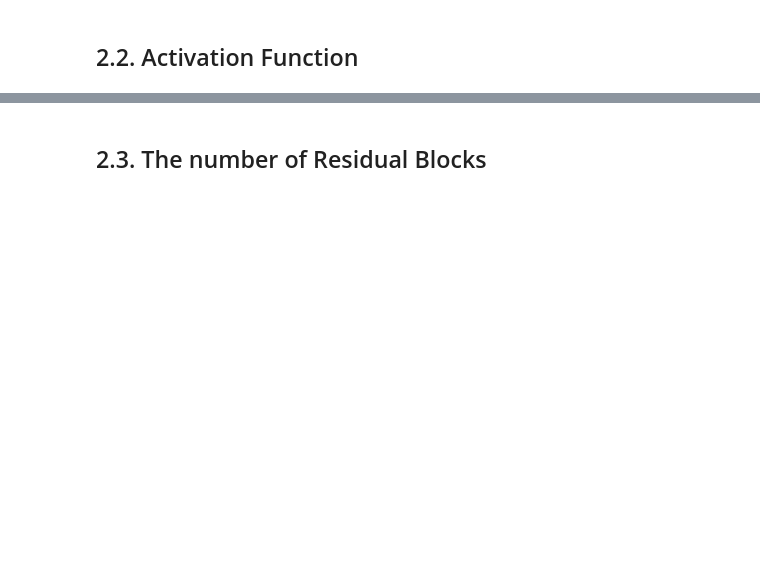
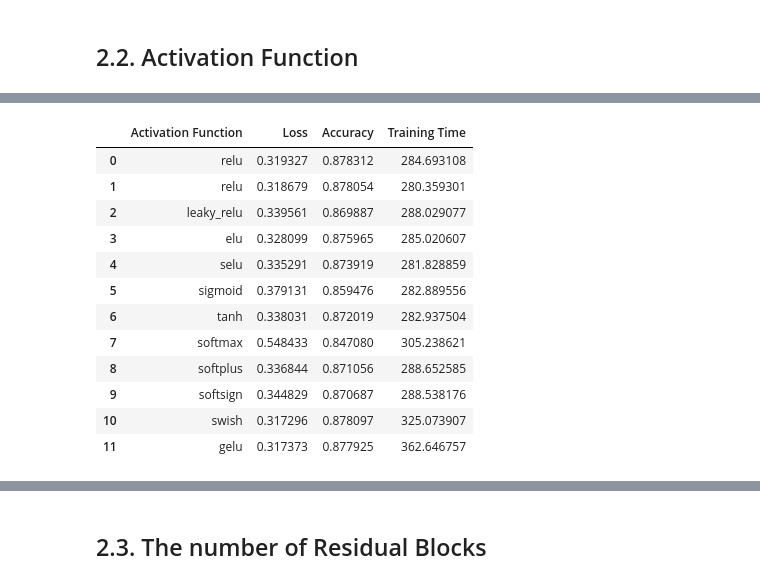
Before and after one commit to unbroken2650/ann-project, a Jupyter notebook: main.ipynb, the cells around one changed output, grey strips where cells are left out. Cells and saved outputs as stored; diff of their text form; code cells hidden in the pictures; blank space fills up the shorter version.

```diff
--- a/main.ipynb
+++ b/main.ipynb
@@ -618,3 +496,19 @@ plt.show()
+# %%
+display(results_df)
+# %% [output]
+|  | Activation Function | Loss | Accuracy | Training Time |
+| 0 | relu | 0.319327 | 0.878312 | 284.693108 |
+| 1 | relu | 0.318679 | 0.878054 | 280.359301 |
+| 2 | leaky_relu | 0.339561 | 0.869887 | 288.029077 |
+| 3 | elu | 0.328099 | 0.875965 | 285.020607 |
+| 4 | selu | 0.335291 | 0.873919 | 281.828859 |
+| 5 | sigmoid | 0.379131 | 0.859476 | 282.889556 |
+| 6 | tanh | 0.338031 | 0.872019 | 282.937504 |
+| 7 | softmax | 0.548433 | 0.847080 | 305.238621 |
+| 8 | softplus | 0.336844 | 0.871056 | 288.652585 |
+| 9 | softsign | 0.344829 | 0.870687 | 288.538176 |
+| 10 | swish | 0.317296 | 0.878097 | 325.073907 |
+| 11 | gelu | 0.317373 | 0.877925 | 362.646757 |
 # %%
 plt.figure(figsize=(12, 6))
 sns.barplot(x="Activation Function", y="Loss", hue="Activation Function",
```
Also changed, not shown: parts of 42 cells of this notebook, 8 other files.
